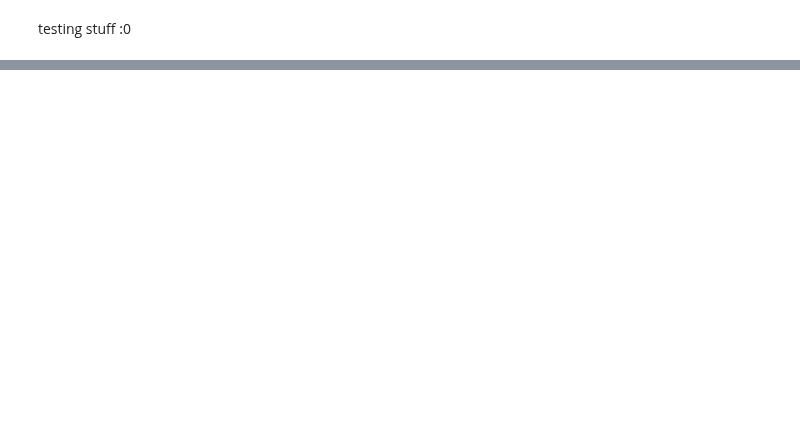
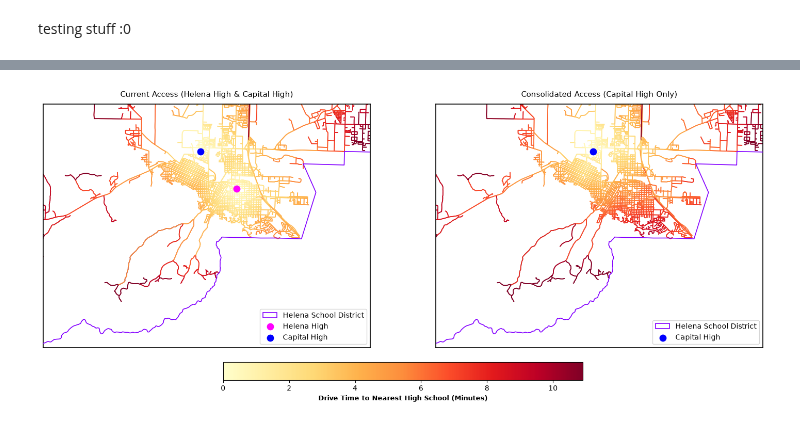
Before and after one commit to benolivr/502_project2, a Jupyter notebook: project2-ben_oliver-chris_jenemann.ipynb, the cells around one changed output, grey strips where cells are left out. Drawn from its saved outputs; the diff is of its cells as text; code cells hidden in the pictures; blank space fills up the shorter version.

```diff
--- a/project2-ben_oliver-chris_jenemann.ipynb
+++ b/project2-ben_oliver-chris_jenemann.ipynb
@@ -128,0 +202,35 @@ plt.show()
+# %%
+# plot side-by-side drive times
+fig, (ax1, ax2) = plt.subplots(1, 2, figsize=(18, 9), sharey=True)
+
+# current scenario (both schools)
+edges.plot(column="minutes", cmap="YlOrRd", vmin=0, vmax=max_minutes, linewidth=1.2, ax=ax1)
+helena.plot(ax=ax1, facecolor="none", edgecolor="#8400FF", linewidth=1.2, label="Helena School District", zorder=4)
+helena_high.plot(ax=ax1, color="magenta", markersize=80, label="Helena High", zorder=5)
+capital_high.plot(ax=ax1, color="blue", markersize=80, label="Capital High", zorder=5)
+ax1.set_xlim(x_lims)
+ax1.set_ylim(y_lims)
+ax1.set_title("Current Access (Helena High & Capital High)", fontsize=11, pad=10)
+ax1.legend(loc="lower right", frameon=True)
+
+# combined scenario (capital high only)
+p2 = edges.plot(column="minutes_combined", cmap="YlOrRd", vmin=0, vmax=max_minutes, linewidth=1.2, ax=ax2)
+helena.plot(ax=ax2, facecolor="none", edgecolor="#8400FF", linewidth=1.2, label="Helena School District", zorder=4)
+capital_high.plot(ax=ax2, color="blue", markersize=80, label="Capital High", zorder=5)
+ax2.set_xlim(x_lims)
+ax2.set_ylim(y_lims)
+ax2.set_title("Consolidated Access (Capital High Only)", fontsize=11, pad=10)
+ax2.legend(loc="lower right", frameon=True)
+
+# shared colorbar scaled to urban drive times
+cbar = fig.colorbar(p2.collections[0], ax=[ax1, ax2], orientation="horizontal", shrink=0.5, pad=0.04)
+cbar.set_label("Drive Time to Nearest High School (Minutes)", fontsize=9, fontweight="bold")
+for ax in [ax1, ax2]:
+    ax.set_xticks([])
+    ax.set_yticks([])
+    for spine in ax.spines.values():
+        spine.set_edgecolor("black")
+        spine.set_linewidth(1.2)
+plt.show()
+# %% [output]
+[figure, added]
```
Also changed, not shown: parts of 12 cells of this notebook, 38 other files.
